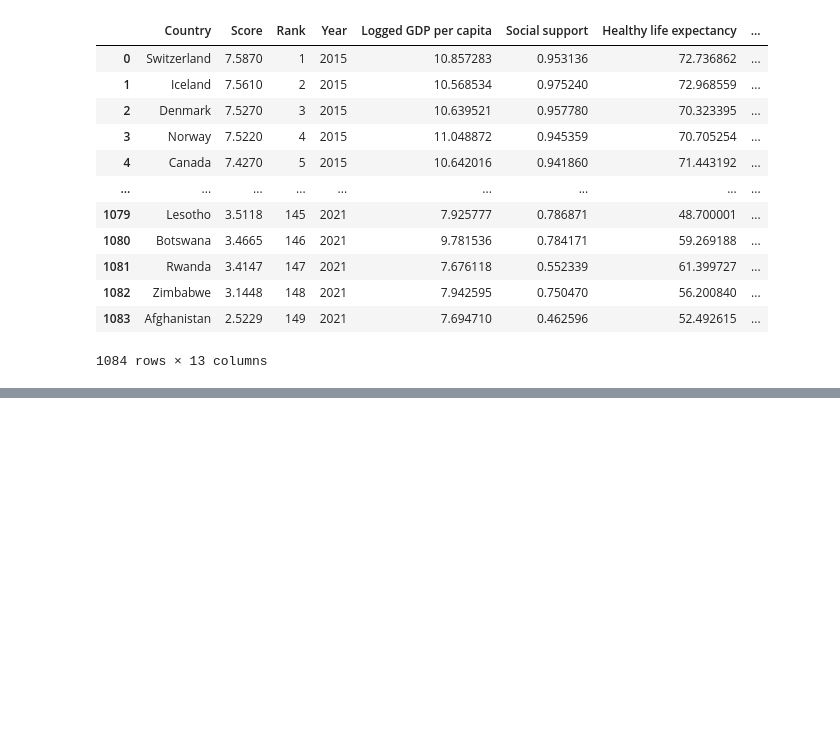
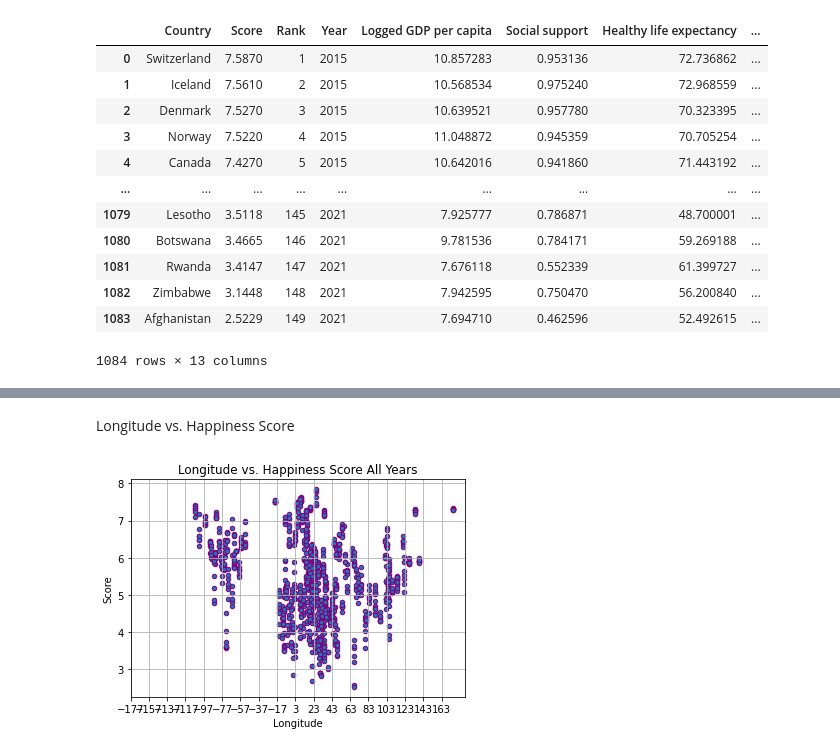
Before and after one commit to kawandag/PopulationvsHappinessData, a Jupyter notebook: Project 1 - World Happiness Long & Lat.ipynb, the cells around one changed output, grey strips where cells are left out. Saved outputs shown, nothing was run; the diff lists cells and outputs as text; code cells hidden in the pictures; blank space fills up the shorter version.

```diff
--- a/Project 1 - World Happiness Long & Lat.ipynb
+++ b/Project 1 - World Happiness Long & Lat.ipynb
@@ -339,0 +288,17 @@ NameError: name 'new_world' is not defined
+# %% [markdown]
+Longitude vs. Happiness Score
+# %%
+#Scatter plot Longitude
+
+
+newworldhappiness.plot.scatter(x="Longitude", y="Score",edgecolor="purple")
+
+plt.title ("Longitude vs. Happiness Score All Years")
+plt.ylabel("Score")
+plt.xlabel("Longitude")
+plt.xticks(range(int(-177),int(179),20))
+plt.grid(True)
+
+plt.savefig("output_png/Long1.png")
+# %% [output]
+[figure, added]
```
Also changed, not shown: parts of 34 cells of this notebook.
